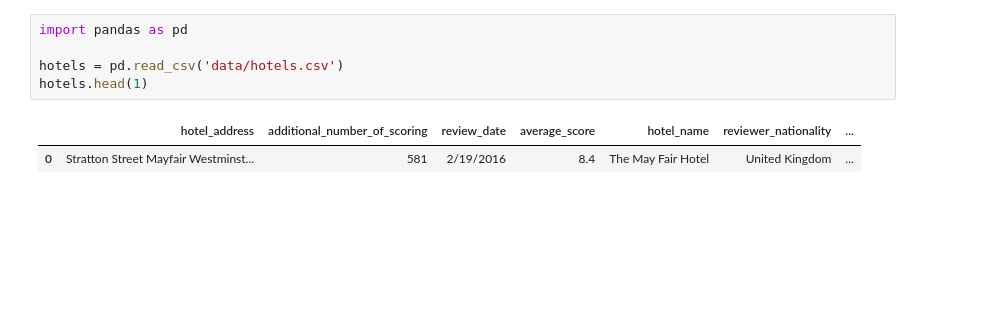
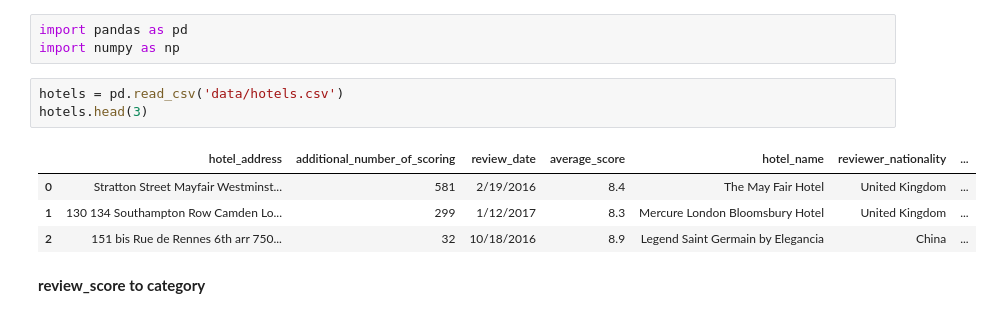
Before and after one commit to madskillskill/sf_data_science, a Jupyter notebook: PROJECT-3/PROJECT-3.ipynb, the cells around one changed output. Cells and saved outputs as stored; diff of their text form; blank space fills up the shorter version.

```diff
--- a/PROJECT-3/PROJECT-3.ipynb
+++ b/PROJECT-3/PROJECT-3.ipynb
@@ -1,8 +1,13 @@
+# %%
+import pandas as pd
+import numpy as np
 # %%
-import pandas as pd
-
 hotels = pd.read_csv('data/hotels.csv')
-hotels.head(1)
+hotels.head(3)
 # %% [output]
 |  | hotel_address | additional_number_of_scoring | review_date | average_score | hotel_name | reviewer_nationality | ... |
 | 0 | Stratton Street Mayfair Westminst... | 581 | 2/19/2016 | 8.4 | The May Fair Hotel | United Kingdom | ... |
+| 1 | 130 134 Southampton Row Camden Lo... | 299 | 1/12/2017 | 8.3 | Mercure London Bloomsbury Hotel | United Kingdom | ... |
+| 2 | 151 bis Rue de Rennes 6th arr 750... | 32 | 10/18/2016 | 8.9 | Legend Saint Germain by Elegancia | China | ... |
+# %% [markdown]
+**review_score to category**
```
Also changed, not shown: parts of 32 cells of this notebook, 9 other files.
